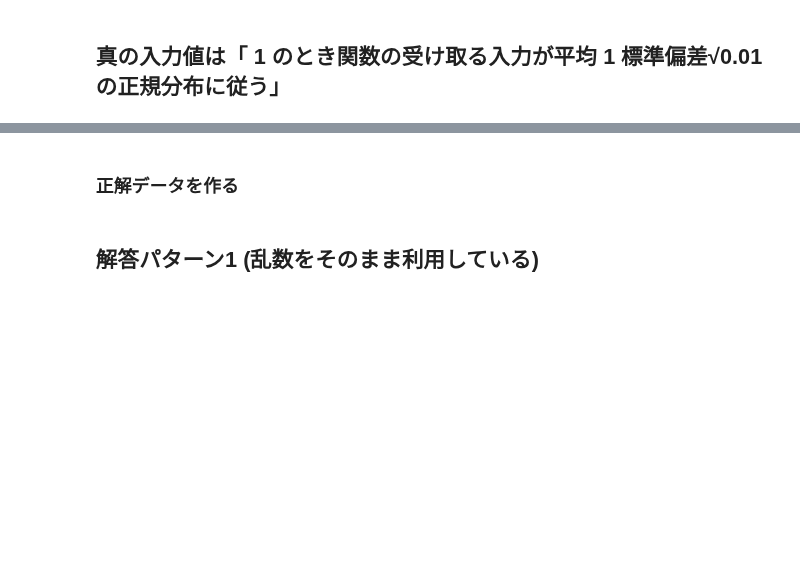
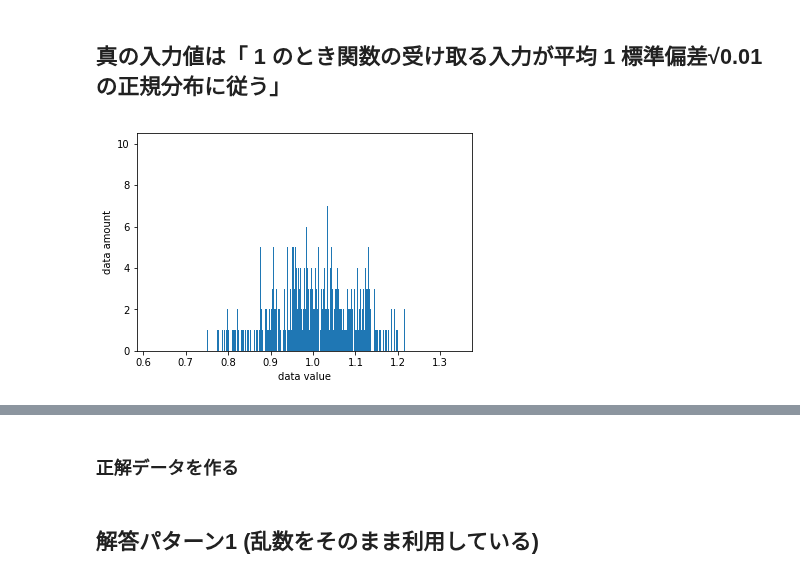
Before and after one commit to mpsamurai/ml-101-exercises, a Jupyter notebook: 04_perceptron/teraoka/04_perceptron.ipynb, the cells around one changed output, grey strips where cells are left out. Cells and saved outputs as stored; diff of their text form; code cells hidden in the pictures; blank space fills up the shorter version.

```diff
--- a/04_perceptron/teraoka/04_perceptron.ipynb
+++ b/04_perceptron/teraoka/04_perceptron.ipynb
@@ -237,10 +233,12 @@ mean_squared_error :  0.5
 # %% [markdown]
 ##  真の入力値は「 1 のとき関数の受け取る入力が平均 1 標準偏差√0.01 の正規分布に従う」
 # %%
-# # 真の入力値が 1の時
-# input_1_data = np.random.normal(1, math.sqrt(0.01), (1,5000))
-# plt.hist(input_1_data[0], 5000)
-# plt.xlabel('data value')
-# plt.ylabel('data amount')
-# plt.show()
+# 真の入力値が 1の時
+input_1_data = np.random.normal(1, math.sqrt(0.01), (1,5000))
+plt.hist(input_1_data[0], 5000)
+plt.xlabel('data value')
+plt.ylabel('data amount')
+plt.show()
+# %% [output]
+[figure, added]
 # %%
```
Also changed, not shown: parts of 13 cells of this notebook, 5 other files.
